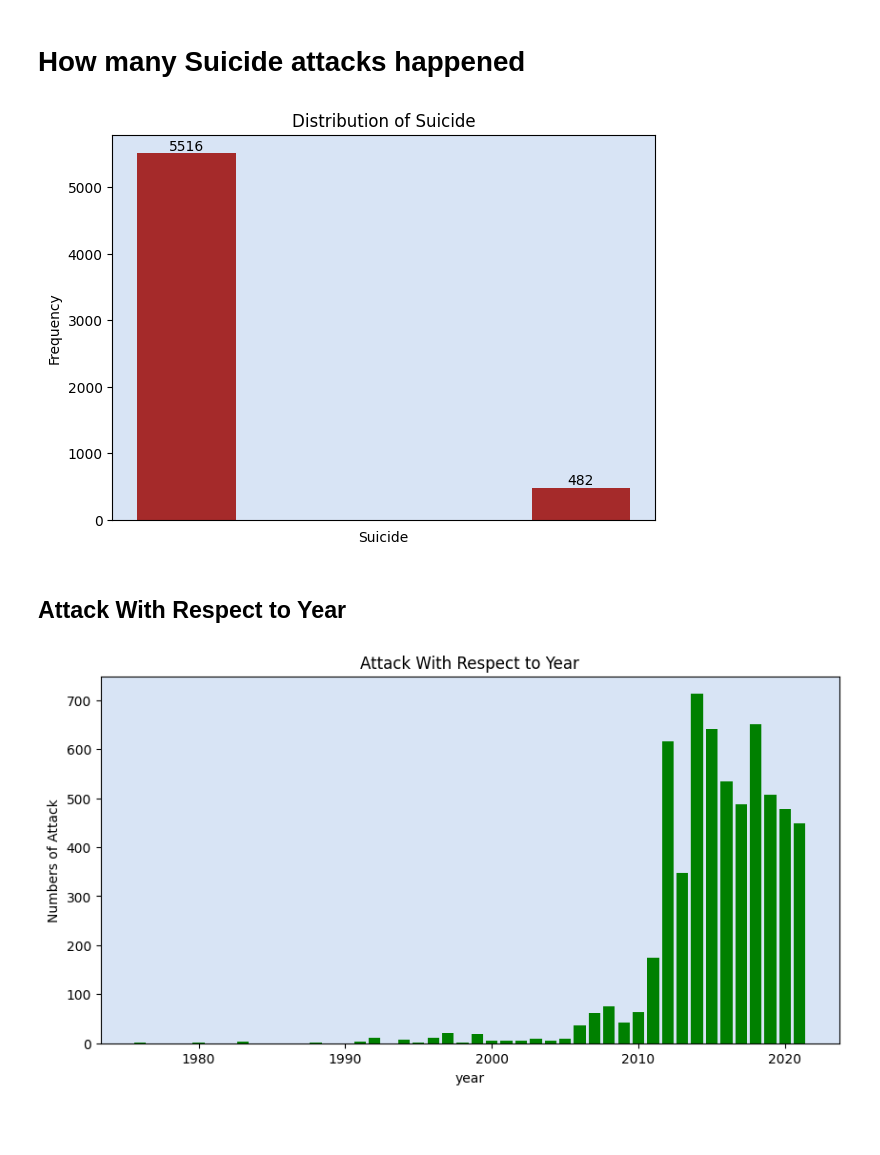
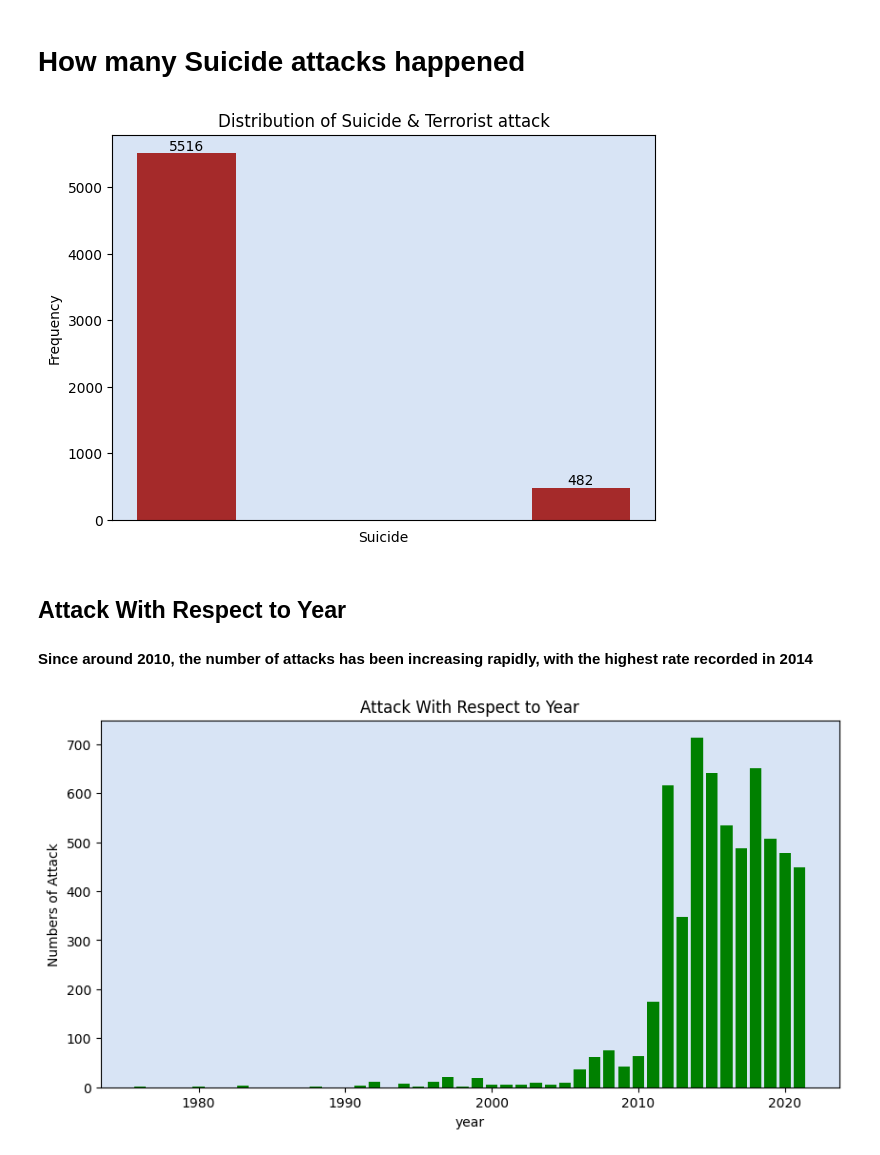
Before and after one commit to danishmeh/Project, a Jupyter notebook: omdena/3rd/terr.ipynb, the cells around one changed output. Cells and saved outputs as stored; diff of their text form; code cells hidden in the pictures; blank space fills up the shorter version.

```diff
--- a/omdena/3rd/terr.ipynb
+++ b/omdena/3rd/terr.ipynb
@@ -106,31 +106,32 @@ df.shape
 # %%
 plt.figure(figsize=(7,5)) # Set the figure size
 # Count the occurrences of each value
 
 value_counts = df['suicide'].value_counts()
 # Create a bar plot
 
 
 plt.bar(x=value_counts.index, height=value_counts.values,width=0.25,color='brown')
 # Add labels and title
 plt.xlabel('Suicide')
 plt.ylabel('Frequency')
-plt.title('Distribution of Suicide')
+plt.title('Distribution of Suicide & Terrorist attack')
 
 # Display the counts on top of the bars
 for i ,count in enumerate(value_counts.values):
     plt.text(i,count,str(count),ha='center',va='bottom')
 
 # Add a nice background color to the plot
 plt.gca().set_facecolor('#D8E4F5')
 # Remove x-axis numbers
 plt.xticks([])
 # Display the plot
 plt.show()
 # %% [output]
-[figure, old version]
+[figure, new version]
-# %% [markdown]
-## Attack With Respect to Year
+# %% [markdown]
+## **Attack With Respect to Year**
+#### Since around 2010, the number of attacks has been increasing rapidly, with the highest rate recorded in 2014
 # %%
 plt.figure(figsize=(10,5)) # Set the figure size
 # Count the number of suicide attacks in each year
```
Also changed, not shown: parts of 15 cells of this notebook, 8 other files.
